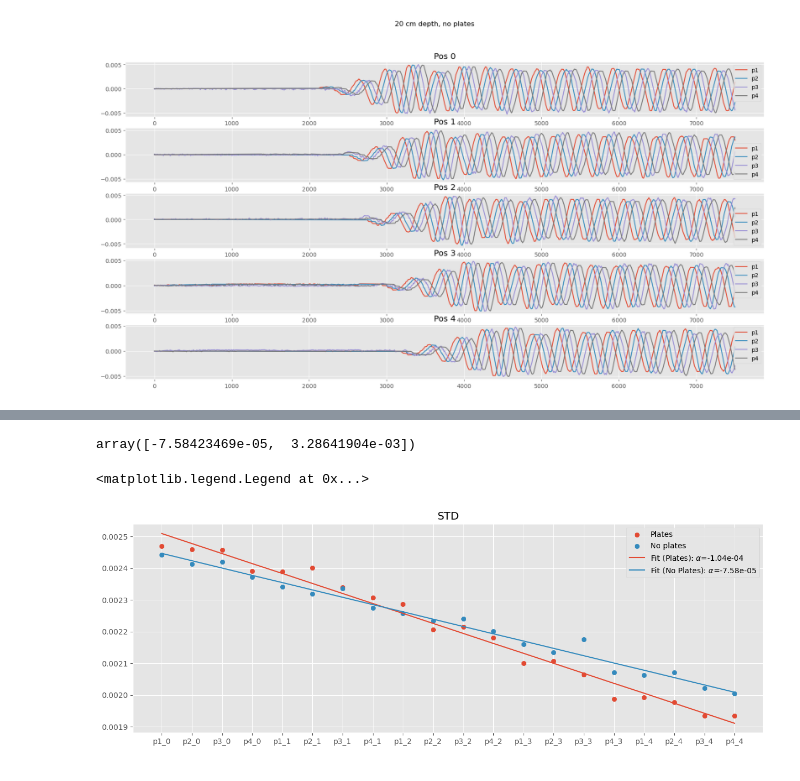
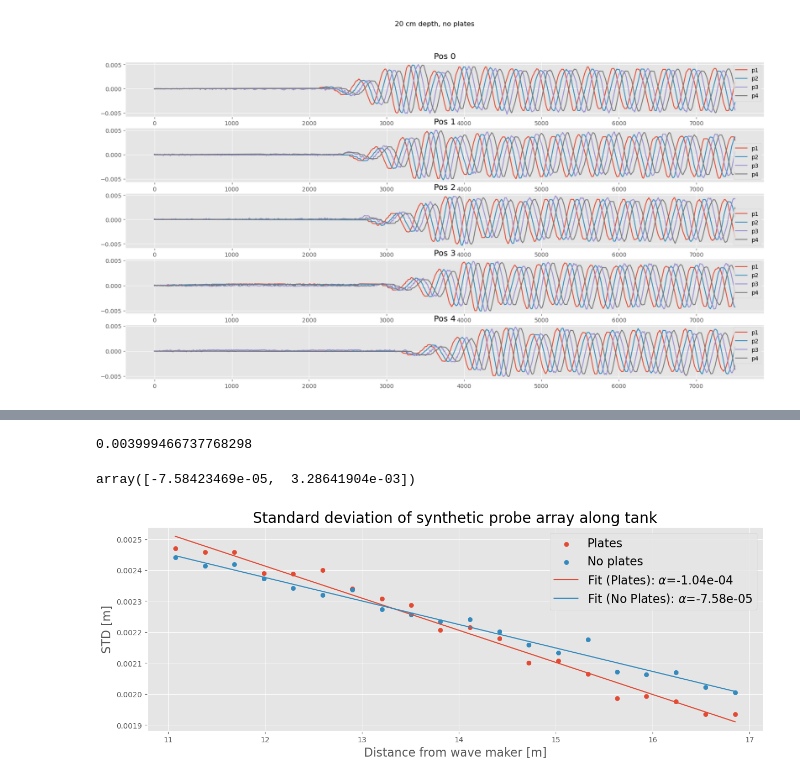
Before and after one commit to kjes4pres/Master_code, a Jupyter notebook: Lab/testing.ipynb, the cells around one changed output, grey strips where cells are left out. Saved outputs shown, nothing was run; the diff lists cells and outputs as text; code cells hidden in the pictures.

```diff
--- a/Lab/testing.ipynb
+++ b/Lab/testing.ipynb
@@ -141,0 +434,8 @@ Text(0.5, 0.98, '20 cm depth, no plates')
+# %%
+pos0['time'] = pd.to_datetime(pos0['time'])
+total_time = (pos0['time'].iloc[-1] - pos0['time'].iloc[0]).total_seconds()
+dt = total_time / len(pos0['time'])
+# %%
+dt
+# %% [output]
+0.003999466737768298
@@ -193,14 +482,18 @@ array([-7.58423469e-05,  3.28641904e-03])
 # %%
 fig, ax = plt.subplots(figsize=(15, 5))
 
-ax.scatter(probe_pos, std_with, label='Plates')
-ax.scatter(probe_pos, std_no, label='No plates')
+ax.scatter(x_probe_pos, std_with, label='Plates')
+ax.scatter(x_probe_pos, std_no, label='No plates')
 
-ax.plot(probe_pos, line_with(x_probe_pos), label=rf'Fit (Plates): $\alpha$={coeff_with[0]:.2e}')
-ax.plot(probe_pos, line_no(x_probe_pos), label=rf'Fit (No Plates): $\alpha$={coeff_no[0]:.2e}')
+ax.plot(x_probe_pos, line_with(x_probe_pos), label=rf'Fit (Plates): $\alpha$={coeff_with[0]:.2e}')
+ax.plot(x_probe_pos, line_no(x_probe_pos), label=rf'Fit (No Plates): $\alpha$={coeff_no[0]:.2e}')
 
-ax.set_title('STD')
-ax.legend()
+ax.set_xlabel('Distance from wave maker [m]', fontsize=16)
+ax.set_ylabel('STD [m]', fontsize=16)
+
+ax.set_title('Standard deviation of synthetic probe array along tank', fontsize=20)
+ax.legend(fontsize=16)
+
+fig.savefig("/Users/kjesta/Desktop/Master prosjekt/Master_code/Figures/STD_print_f076_A015_H02.png", dpi=200, bbox_inches="tight")
 # %% [output]
-<matplotlib.legend.Legend at 0x...>
-[figure, old version]
+[figure, new version]
```
Also changed, not shown: parts of 32 cells of this notebook, 1 other file.
